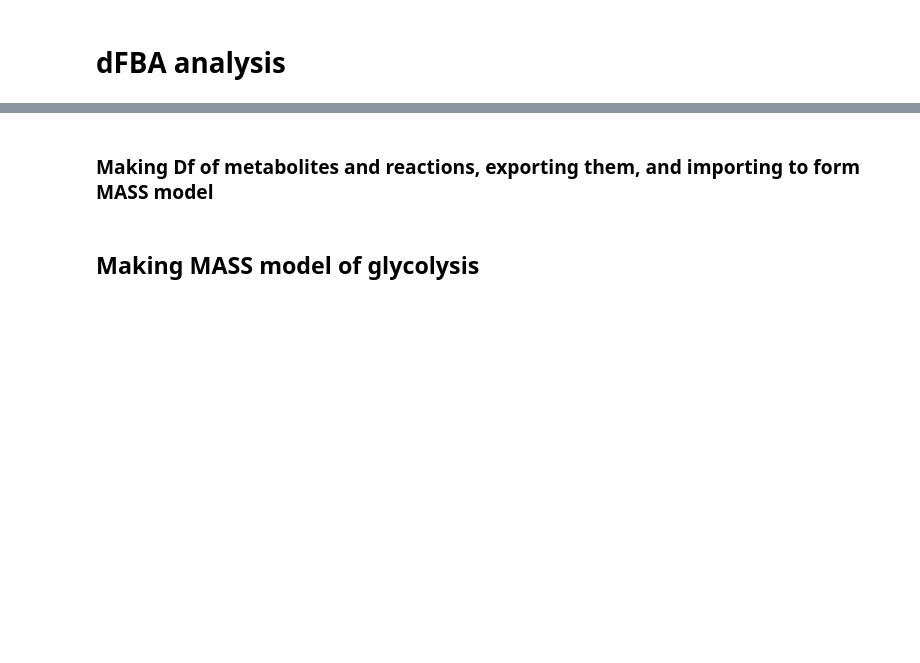
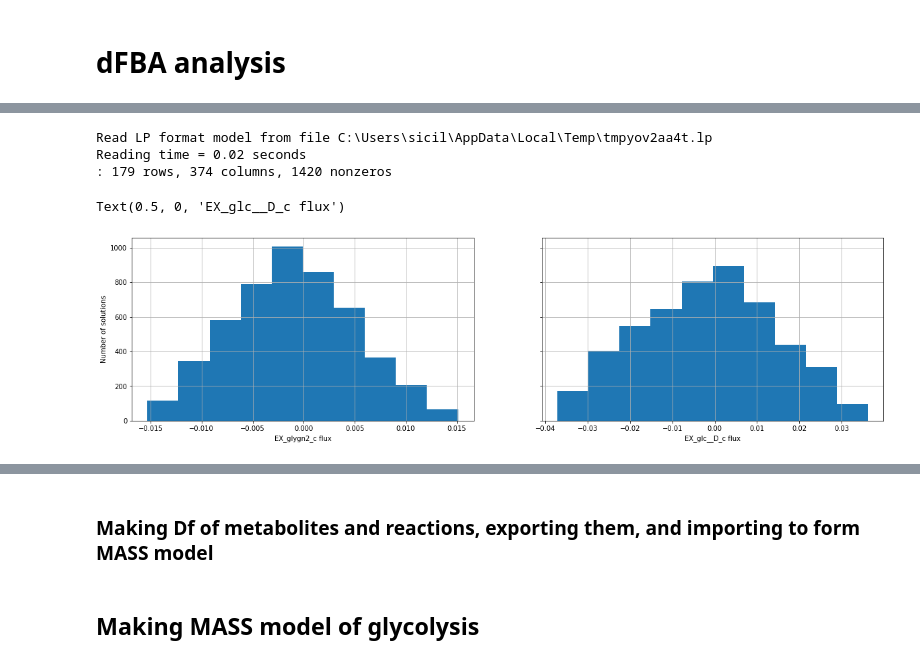
Before and after one commit to Sicily-maker/LiverModel, a Jupyter notebook: 0.0.1_big_core_model_MASS.ipynb, the cells around one changed output, grey strips where cells are left out. Drawn from its saved outputs; the diff is of its cells as text; code cells hidden in the pictures; blank space fills up the shorter version.

```diff
--- a/0.0.1_big_core_model_MASS.ipynb
+++ b/0.0.1_big_core_model_MASS.ipynb
@@ -439,0 +461,10 @@ ax2.set_ylabel('Glucose', color='r')
+# %%
+dual_objective = trial.problem.Objective(
+    -trial.reactions.EX_glygn2_c.flux_expression-
+    trial.reactions.EX_glc__D_c.flux_expression,
+    direction='min')
+trial.objective = dual_objective
+solution = trial.optimize(objective_sense='maximise')
+# try adding ratios of glycogen to glucose in objective function
+# try making the flux reactons of PGI, GLUT2,
+solution
@@ -439,0 +498,20 @@ ax2.set_ylabel('Glucose', color='r')
+# %%
+# combined =trial.copy()
+data_1 = cobra.sampling.sample(trial, 5000, method = "optgp", processes = 5)
+# %% [output]
+Read LP format model from file C:\Users\sicil\AppData\Local\Temp\tmpyov2aa4t.lp
+Reading time = 0.02 seconds
+: 179 rows, 374 columns, 1420 nonzeros
+# %%
+fig, axes = plt.subplots(1, 2, figsize=(20, 5), sharey=True)
+ax = axes[0]
+data_1['EX_glygn2_c'].hist(ax=ax)
+ax.set_xlabel('EX_glygn2_c flux')
+ax.set_ylabel('Number of solutions')
+
+ax = axes[1]
+ax = data_1['EX_glc__D_c'].hist(ax=ax)
+ax.set_xlabel('EX_glc__D_c flux')
+# %% [output]
+Text(0.5, 0, 'EX_glc__D_c flux')
+[figure, added]
```
Also changed, not shown: parts of 53 cells of this notebook, 4 other files.
